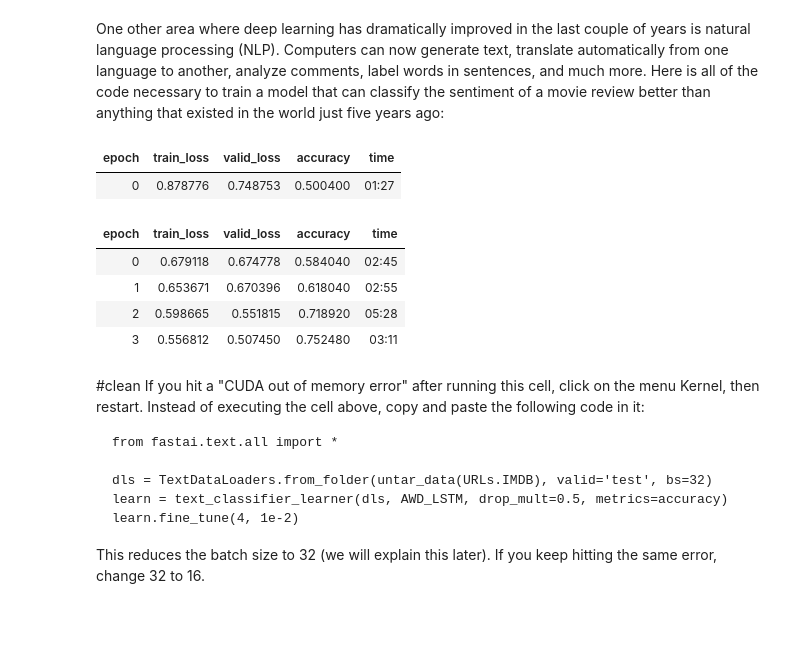
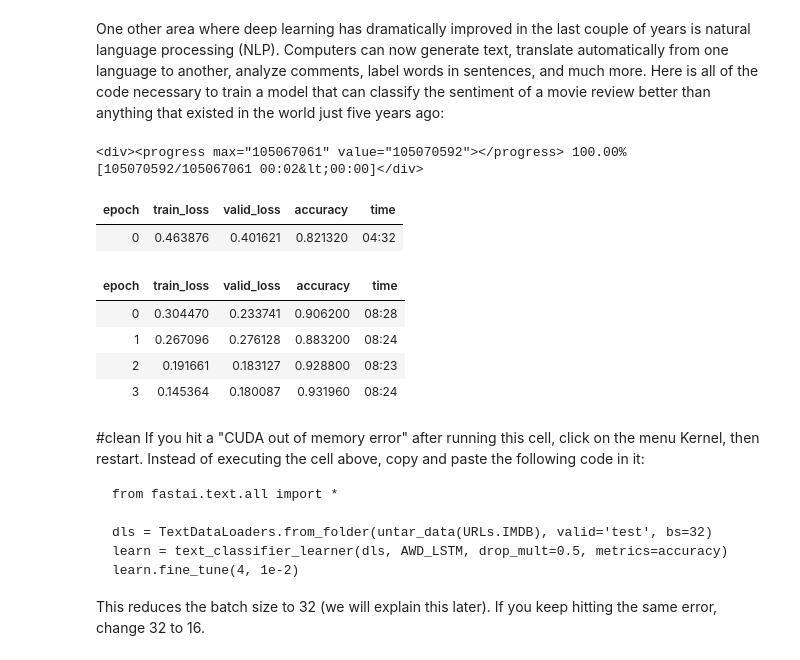
Before and after one commit to ducviet08/dl_journey, a Jupyter notebook: 01_intro.ipynb, the cells around one changed output. Cells and saved outputs as stored; diff of their text form; code cells hidden in the pictures; blank space fills up the shorter version.

```diff
--- a/01_intro.ipynb
+++ b/01_intro.ipynb
@@ -702,17 +761,18 @@ One other area where deep learning has dramatically improved in the last couple
 # %%
 from fastai.text.all import *
 
-dls = TextDataLoaders.from_folder(untar_data(URLs.IMDB), valid='test')
+dls = TextDataLoaders.from_folder(untar_data(URLs.IMDB), valid='test', bs=32)
 learn = text_classifier_learner(dls, AWD_LSTM, drop_mult=0.5, metrics=accuracy)
 learn.fine_tune(4, 1e-2)
 # %% [output]
+<div><progress max="105067061" value="105070592"></progress> 100.00% [105070592/105067061 00:02&lt;00:00]</div>
 | epoch | train_loss | valid_loss | accuracy | time |
-| 0 | 0.878776 | 0.748753 | 0.500400 | 01:27 |
+| 0 | 0.463876 | 0.401621 | 0.821320 | 04:32 |
 | epoch | train_loss | valid_loss | accuracy | time |
-| 0 | 0.679118 | 0.674778 | 0.584040 | 02:45 |
-| 1 | 0.653671 | 0.670396 | 0.618040 | 02:55 |
-| 2 | 0.598665 | 0.551815 | 0.718920 | 05:28 |
-| 3 | 0.556812 | 0.507450 | 0.752480 | 03:11 |
+| 0 | 0.304470 | 0.233741 | 0.906200 | 08:28 |
+| 1 | 0.267096 | 0.276128 | 0.883200 | 08:24 |
+| 2 | 0.191661 | 0.183127 | 0.928800 | 08:23 |
+| 3 | 0.145364 | 0.180087 | 0.931960 | 08:24 |
 # %% [markdown]
 #clean
 If you hit a "CUDA out of memory error" after running this cell, click on the menu Kernel, then restart. Instead of executing the cell above, copy and paste the following code in it:
```
Also changed, not shown: parts of 13 cells of this notebook.
